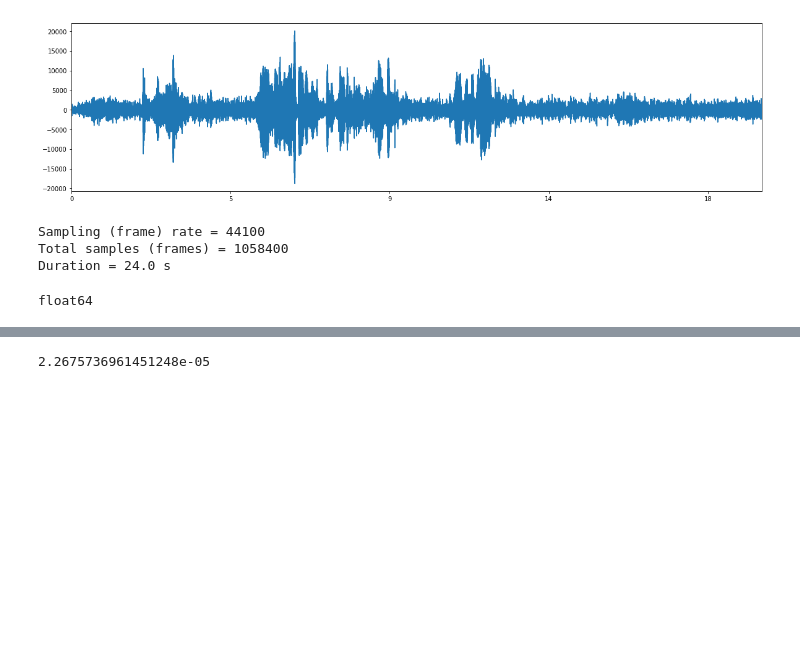
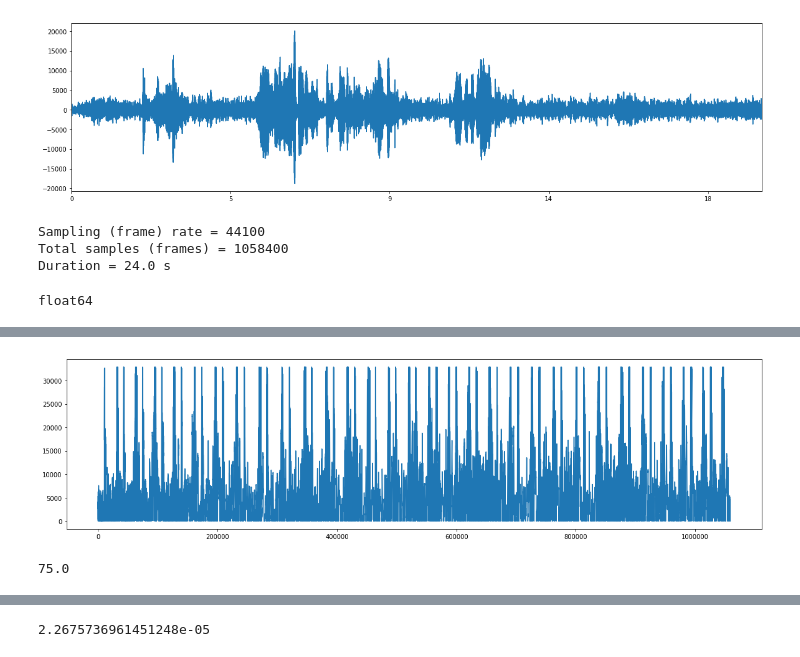
Before and after one commit to jayanthc/cadence, a Jupyter notebook: eda.ipynb, the cells around one changed output, grey strips where cells are left out. Drawn from its saved outputs; the diff is of its cells as text; code cells hidden in the pictures; blank space fills up the shorter version.

```diff
--- a/eda.ipynb
+++ b/eda.ipynb
@@ -94,0 +128,10 @@ float64
+# %%
+plt.figure(figsize=(20, 5))
+plt.plot(data)
+plt.show()
+# %% [output]
+[figure, added]
+# %%
+(30/24)*60
+# %% [output]
+75.0
```
Also changed, not shown: parts of 29 cells of this notebook.
